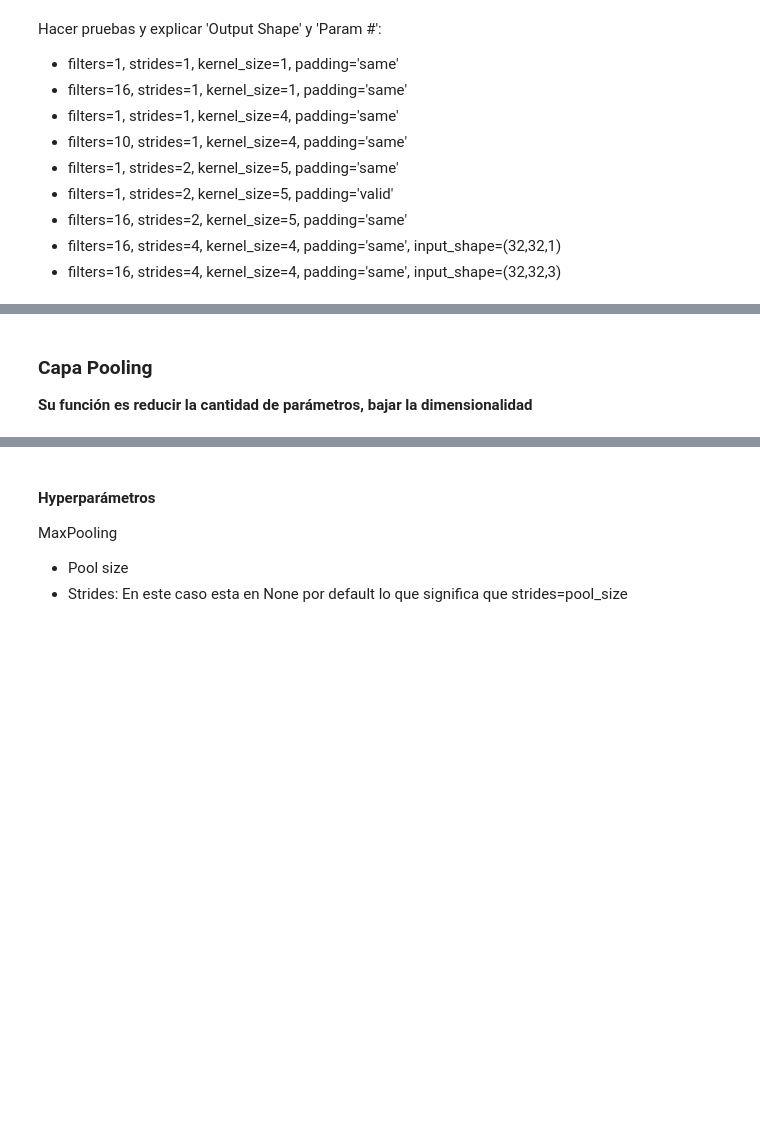
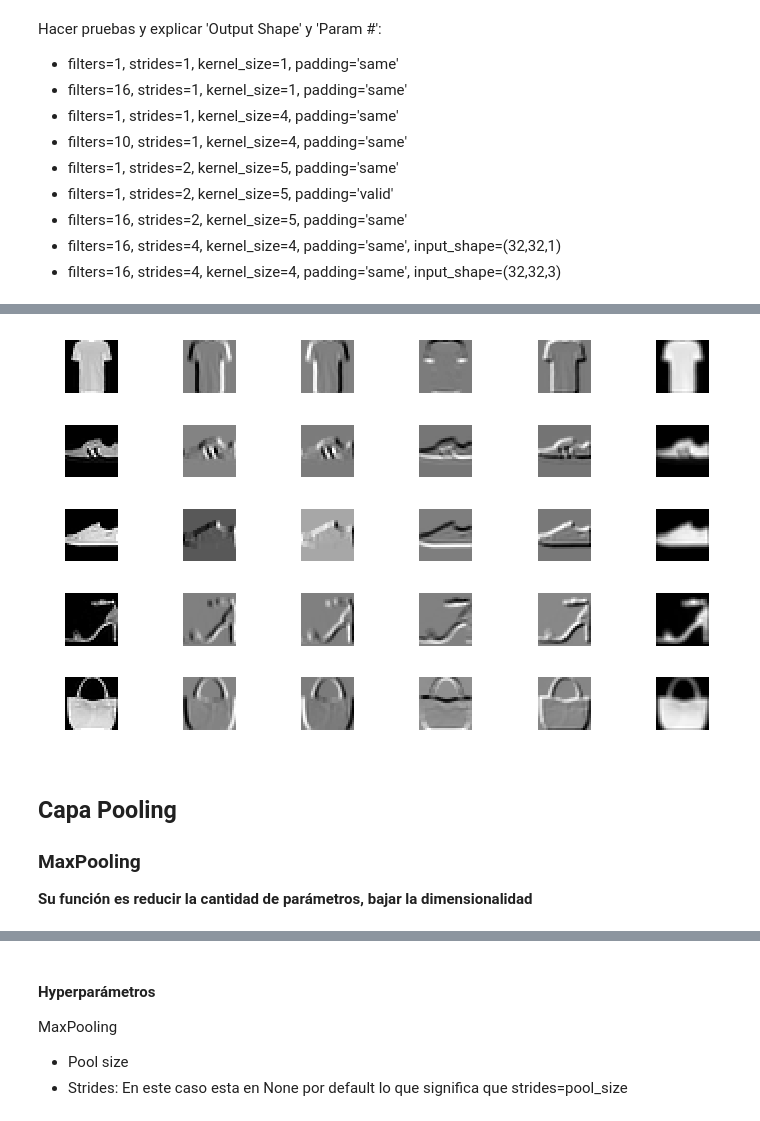
Before and after one commit to lab-ml-itba/8-CNN, a Jupyter notebook: 1-CNN-Teoria.ipynb, the cells around one changed output, grey strips where cells are left out. Drawn from its saved outputs; the diff is of its cells as text; code cells hidden in the pictures; blank space fills up the shorter version.

```diff
--- a/1-CNN-Teoria.ipynb
+++ b/1-CNN-Teoria.ipynb
@@ -87,5 +242,10 @@ Hacer pruebas y explicar 'Output Shape' y 'Param #':
+# %%
+plot_activations(activations_conv1_output)
+# %% [output]
+[figure, added]
 # %% [markdown]
-### Capa Pooling
+## Capa Pooling
+### MaxPooling
 **Su función es reducir la cantidad de parámetros, bajar la dimensionalidad**
 # %% [markdown]
 Max Pooling
```
Also changed, not shown: parts of 36 cells of this notebook, 4 other files.
